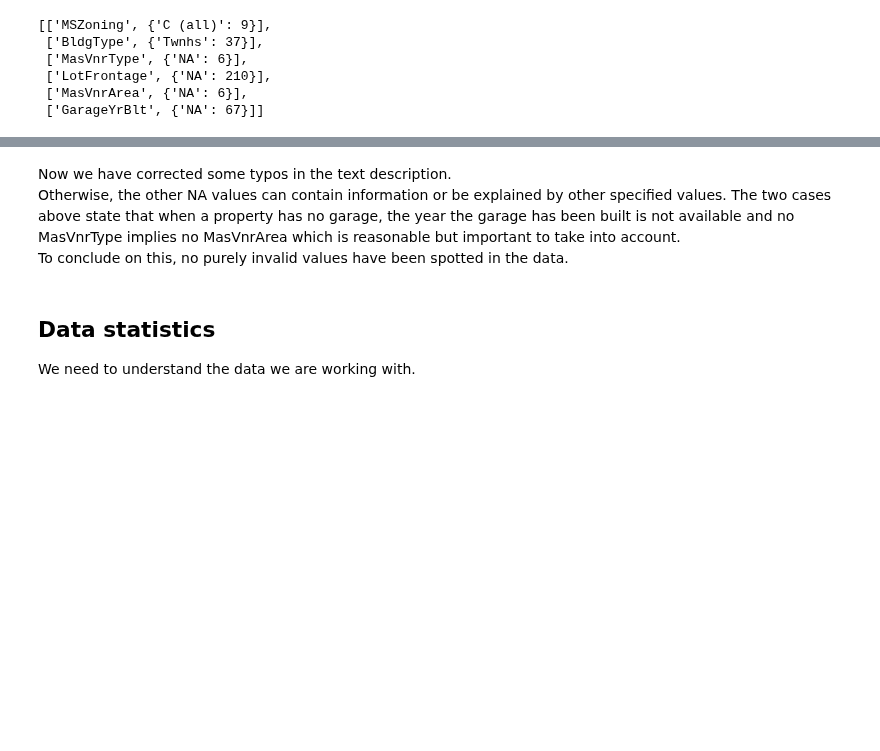
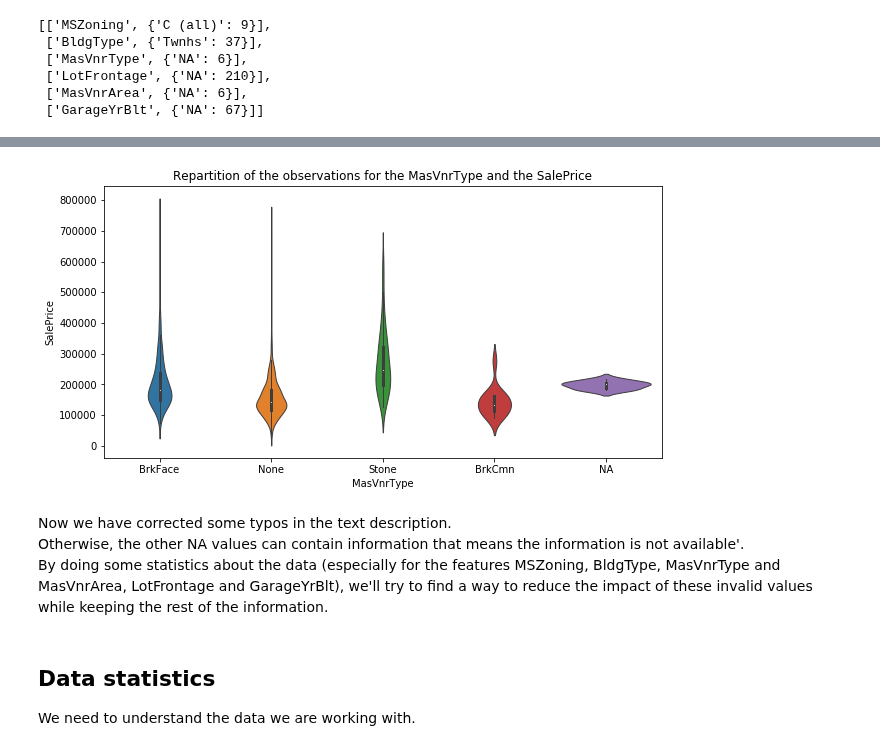
Before and after one commit to Gadiben/AML2018, a Jupyter notebook: Notebooks/challenges/Propre-DataStats.ipynb, the cells around one changed output, grey strips where cells are left out. Drawn from its saved outputs; the diff is of its cells as text; code cells hidden in the pictures; blank space fills up the shorter version.

```diff
--- a/Notebooks/challenges/Propre-DataStats.ipynb
+++ b/Notebooks/challenges/Propre-DataStats.ipynb
@@ -229,9 +229,16 @@ When MasVnrArea = NA, MasVnrArea has values {'NA'}
-# %% [markdown]
-Now we have corrected some typos in the text description.
-<br>
-Otherwise, the other NA values can contain information or be explained by other specified values. The two cases above state that when a property has no garage, the year the garage has been built is not available and no MasVnrType implies no MasVnrArea which is reasonable but important to take into account.
-<br>
-To conclude on this, no purely invalid values have been spotted in the data.
+# %%
+plt.figure(figsize=(10,5))
+sns.violinplot("MasVnrType", "SalePrice", data=pdAllData_Categ, linewidth=1)
+plt.title('Repartition of the observations for the MasVnrType and the SalePrice')
+plt.show()
+# %% [output]
+[figure, added]
+# %% [markdown]
+Now we have corrected some typos in the text description.
+<br>
+Otherwise, the other NA values can contain information that means the information is not available'.
+<br>
+By doing some statistics about the data (especially for the features MSZoning, BldgType, MasVnrType and MasVnrArea, LotFrontage and GarageYrBlt), we'll try to find a way to reduce the impact of these invalid values while keeping the rest of the information.
 # %% [markdown]
 ## Data statistics
 
```
Also changed, not shown: parts of 15 cells of this notebook.
